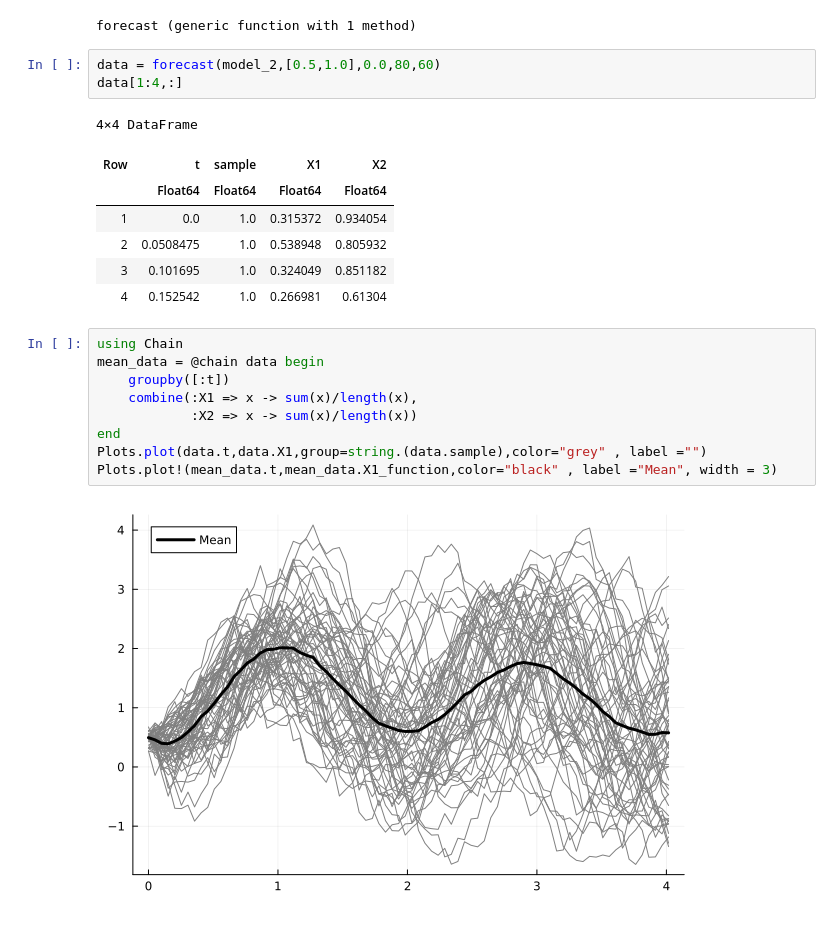
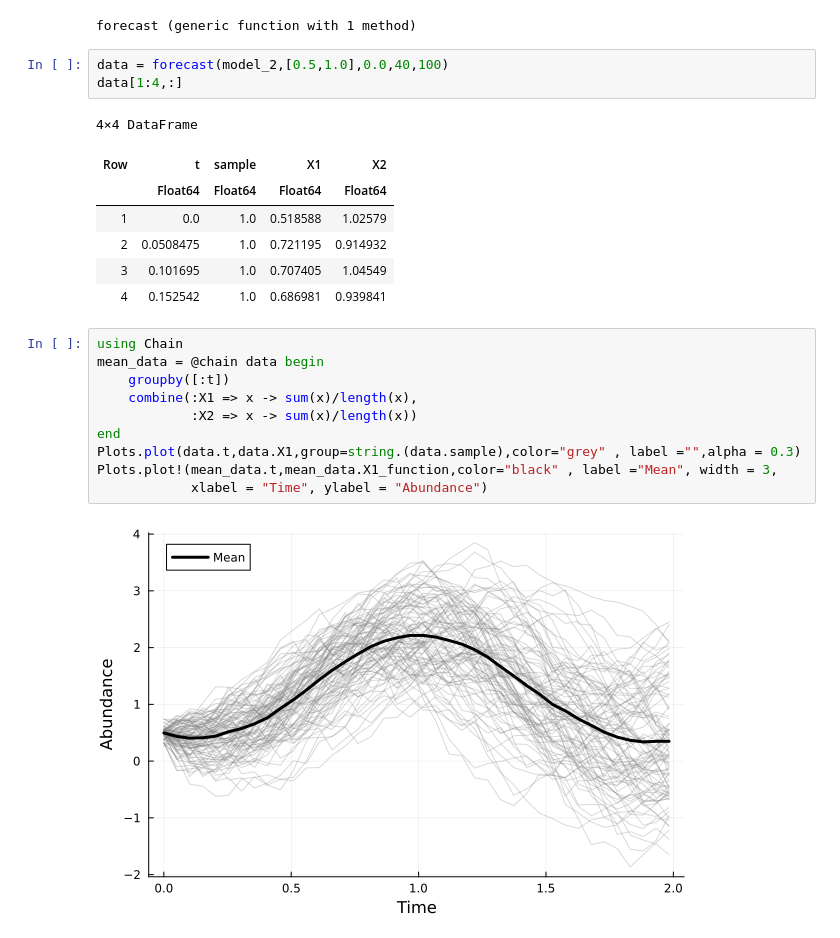
Before and after one commit to Jack-H-Buckner/UniversalDiffEq.jl, a Jupyter notebook: examples/NODE.ipynb, the cells around one changed output. Drawn from its saved outputs; the diff is of its cells as text.

```diff
--- a/examples/NODE.ipynb
+++ b/examples/NODE.ipynb
@@ -251,24 +251,25 @@ end
 # %% [output]
 forecast (generic function with 1 method)
 # %%
-data = forecast(model_2,[0.5,1.0],0.0,80,60)
+data = forecast(model_2,[0.5,1.0],0.0,40,100)
 data[1:4,:]
 # %% [output]
 4×4 DataFrame
 | Row | t | sample | X1 | X2 |
 |  | Float64 | Float64 | Float64 | Float64 |
-| 1 | 0.0 | 1.0 | 0.315372 | 0.934054 |
-| 2 | 0.0508475 | 1.0 | 0.538948 | 0.805932 |
-| 3 | 0.101695 | 1.0 | 0.324049 | 0.851182 |
-| 4 | 0.152542 | 1.0 | 0.266981 | 0.61304 |
+| 1 | 0.0 | 1.0 | 0.518588 | 1.02579 |
+| 2 | 0.0508475 | 1.0 | 0.721195 | 0.914932 |
+| 3 | 0.101695 | 1.0 | 0.707405 | 1.04549 |
+| 4 | 0.152542 | 1.0 | 0.686981 | 0.939841 |
 # %%
 using Chain
 mean_data = @chain data begin
     groupby([:t])
     combine(:X1 => x -> sum(x)/length(x),
             :X2 => x -> sum(x)/length(x))
 end
-Plots.plot(data.t,data.X1,group=string.(data.sample),color="grey" , label ="")
-Plots.plot!(mean_data.t,mean_data.X1_function,color="black" , label ="Mean", width = 3)
+Plots.plot(data.t,data.X1,group=string.(data.sample),color="grey" , label ="",alpha = 0.3)
+Plots.plot!(mean_data.t,mean_data.X1_function,color="black" , label ="Mean", width = 3,
+            xlabel = "Time", ylabel = "Abundance")
 # %% [output]
-[figure, old version]
+[figure, new version]
```
Also changed, not shown: 3 other files.
